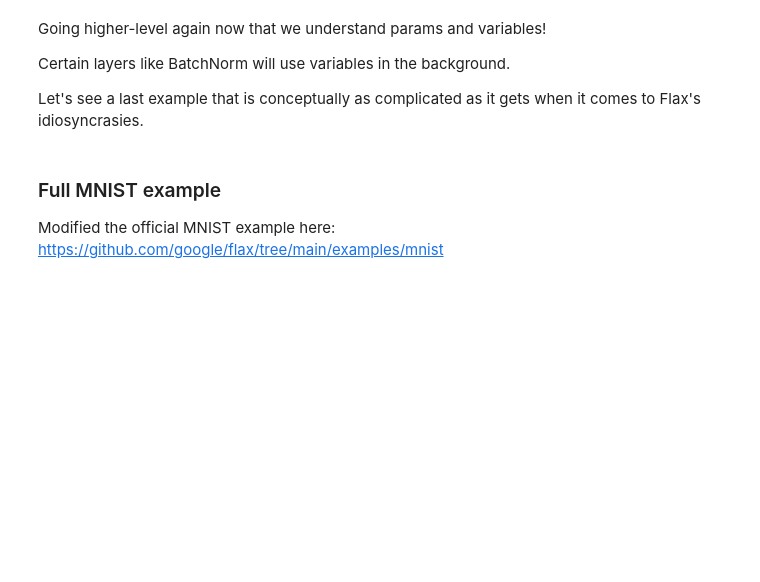
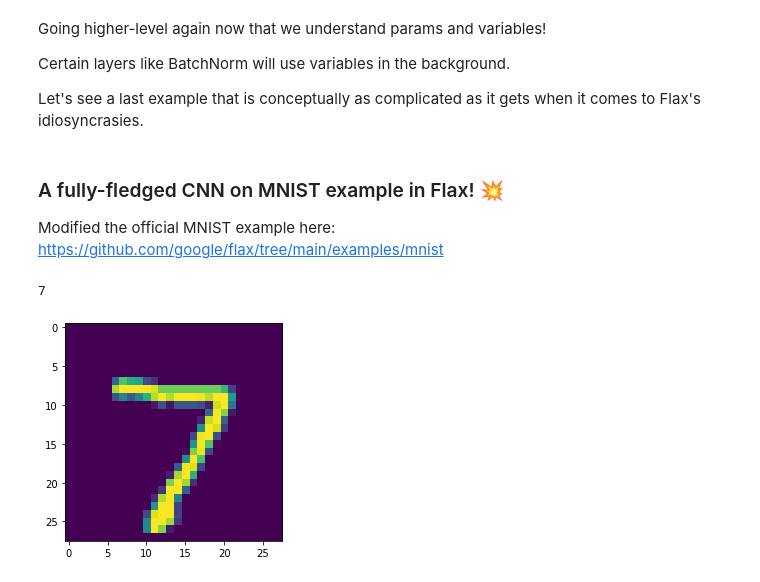
Before and after one commit to gordicaleksa/get-started-with-JAX, a Jupyter notebook: Tutorial_4_Flax_Zero2Hero_Colab.ipynb, the cells around one changed output. Saved outputs shown, nothing was run; the diff lists cells and outputs as text; code cells hidden in the pictures; blank space fills up the shorter version.

```diff
--- a/Tutorial_4_Flax_Zero2Hero_Colab.ipynb
+++ b/Tutorial_4_Flax_Zero2Hero_Colab.ipynb
@@ -378,7 +380,7 @@ y = eval_model.apply(updated_variables, x)  # nothing mutable -> single return v
 # Google remat if you have memory expensive computation
 # Google capture_intermediates if you want to store intermediate activations
 # %% [markdown]
-### Full MNIST example
+### A fully-fledged CNN on MNIST example in Flax! 💥
 
 Modified the official MNIST example here: https://github.com/google/flax/tree/main/examples/mnist
 # %%
@@ -402,0 +404,38 @@ class CNN(nn.Module):
+# %%
+# PyTorch dataloading (from tutorial #3)
+def custom_transform(x):
+    return np.array(x, dtype=np.float32)  # we don't need the np.ravel part anymore since we're using a CNN
+
+def custom_collate_fn(batch):
+    transposed_data = list(zip(*batch))
+
+    labels = np.array(transposed_data[1])
+    imgs = np.stack(transposed_data[0])
+
+    return imgs, labels
+
+mnist_img_size = (28, 28)
+batch_size = 128
+train_dataset = MNIST(root='train_mnist', train=True, download=True, transform=custom_transform)
+test_dataset = MNIST(root='test_mnist', train=False, download=True, transform=custom_transform)
+
+train_loader = DataLoader(train_dataset, batch_size, shuffle=True, collate_fn=custom_collate_fn, drop_last=True)
+test_loader = DataLoader(test_dataset, batch_size, shuffle=False, collate_fn=custom_collate_fn, drop_last=True)
+
+# optimization - loading the whole dataset into memory
+train_images = jnp.array(train_dataset.data)
+train_lbls = jnp.array(train_dataset.targets)
+
+test_images = jnp.array(test_dataset.data)
+test_lbls = jnp.array(test_dataset.targets)
+# %%
+# Visualize single image
+imgs, lbls = next(iter(test_loader))
+img = imgs[0].reshape(mnist_img_size)
+gt_lbl = lbls[0]
+
+print(gt_lbl)
+plt.imshow(img); plt.show()
+# %% [output]
+7
+[figure, added]
```
Also changed, not shown: parts of 18 cells of this notebook.
